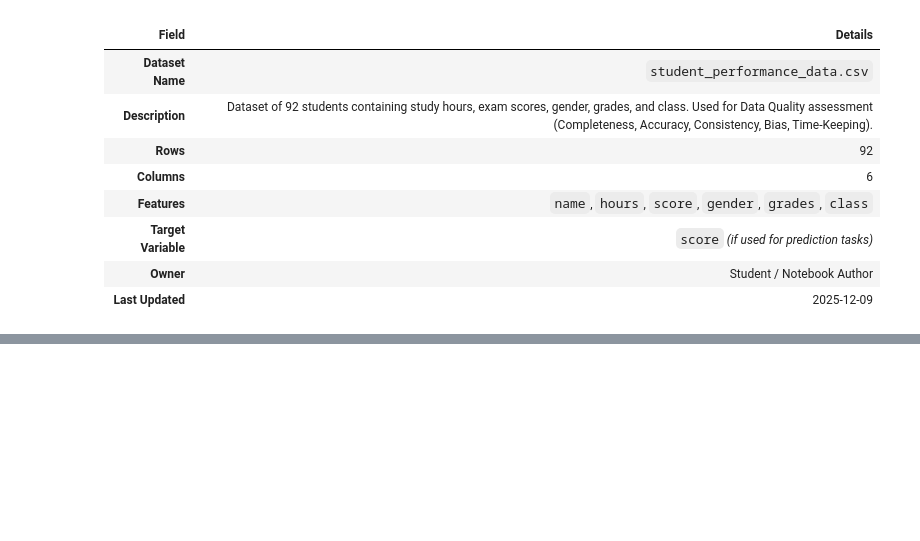
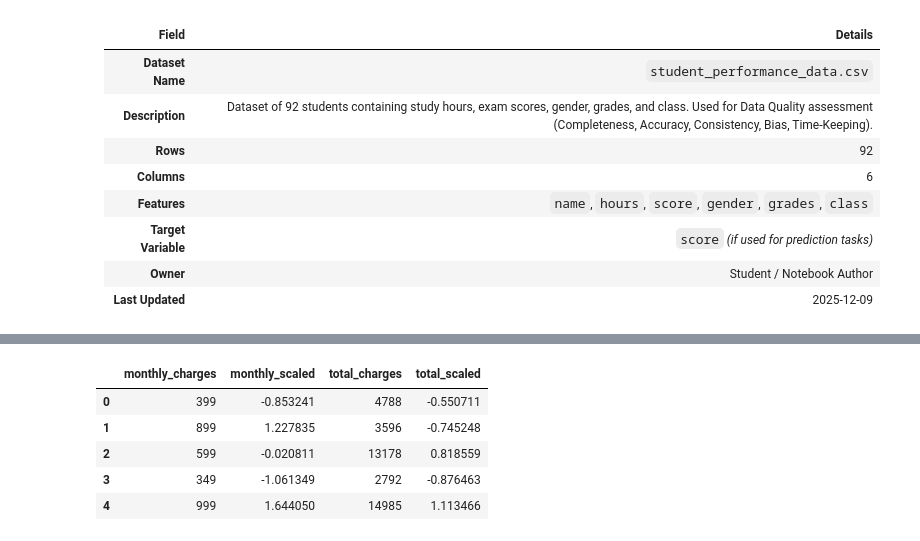
Before and after one commit to shravani123B/MLclass, a Jupyter notebook: 32.ipynb, the cells around one changed output, grey strips where cells are left out. Cells and saved outputs as stored; diff of their text form; code cells hidden in the pictures; blank space fills up the shorter version.

```diff
--- a/32.ipynb
+++ b/32.ipynb
@@ -171,0 +519,11 @@ Name: proportion, dtype: float64
+# %%
+scaler = StandardScaler()
+df[['monthly_scaled','total_scaled']] = scaler.fit_transform(df[['monthly_charges','total_charges']])
+df[['monthly_charges','monthly_scaled','total_charges','total_scaled']].head()
+# %% [output]
+|  | monthly_charges | monthly_scaled | total_charges | total_scaled |
+| 0 | 399 | -0.853241 | 4788 | -0.550711 |
+| 1 | 899 | 1.227835 | 3596 | -0.745248 |
+| 2 | 599 | -0.020811 | 13178 | 0.818559 |
+| 3 | 349 | -1.061349 | 2792 | -0.876463 |
+| 4 | 999 | 1.644050 | 14985 | 1.113466 |
```
Also changed, not shown: parts of 13 cells of this notebook, 2 other files.
